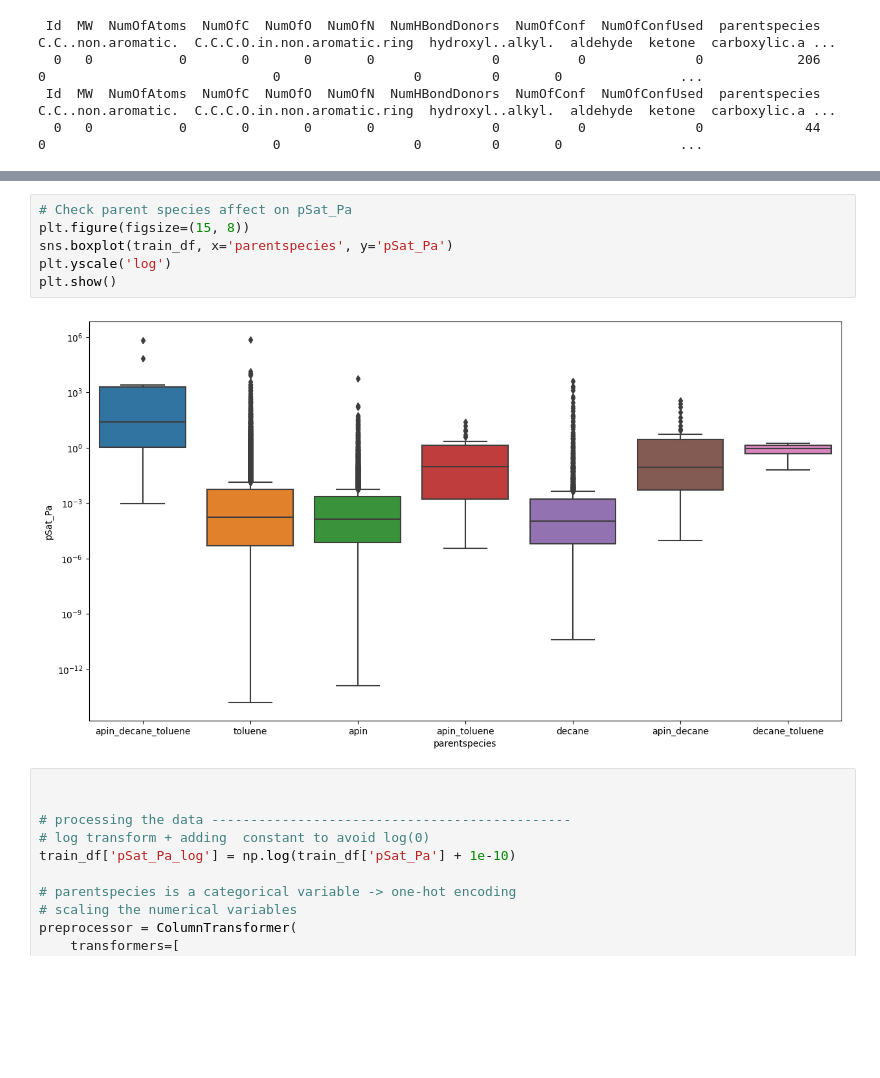
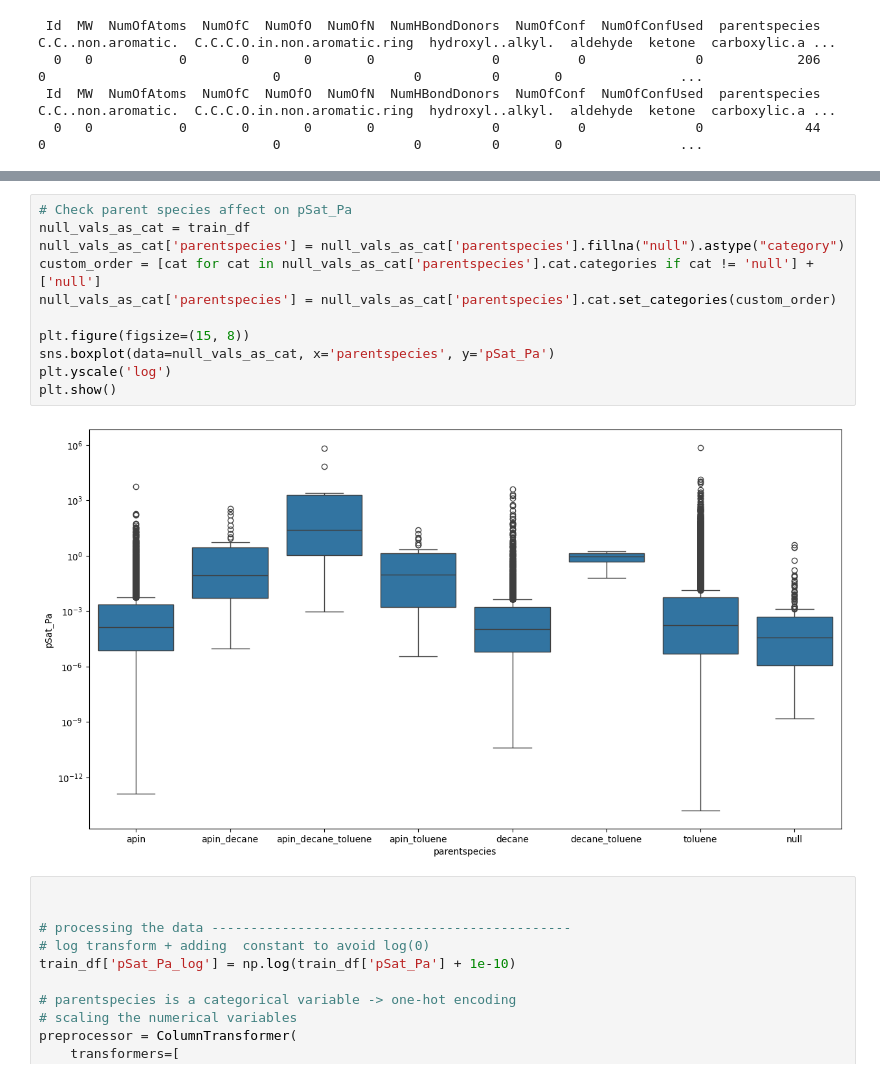
Before and after one commit to mventonen/ml-term-project, a Jupyter notebook: mlproject1.ipynb, the cells around one changed output, grey strips where cells are left out. Saved outputs shown, nothing was run; the diff lists cells and outputs as text; blank space fills up the shorter version.

```diff
--- a/mlproject1.ipynb
+++ b/mlproject1.ipynb
@@ -69,12 +131,17 @@ plt.show()
 [figure]
 # %%
 # Check parent species affect on pSat_Pa
+null_vals_as_cat = train_df
+null_vals_as_cat['parentspecies'] = null_vals_as_cat['parentspecies'].fillna("null").astype("category")
+custom_order = [cat for cat in null_vals_as_cat['parentspecies'].cat.categories if cat != 'null'] + ['null']
+null_vals_as_cat['parentspecies'] = null_vals_as_cat['parentspecies'].cat.set_categories(custom_order)
+
 plt.figure(figsize=(15, 8))
-sns.boxplot(train_df, x='parentspecies', y='pSat_Pa')
+sns.boxplot(data=null_vals_as_cat, x='parentspecies', y='pSat_Pa')
 plt.yscale('log')
 plt.show()
 # %% [output]
-[figure, old version]
+[figure, new version]
 # %%
 
 
```
Also changed, not shown: parts of 6 cells of this notebook.
